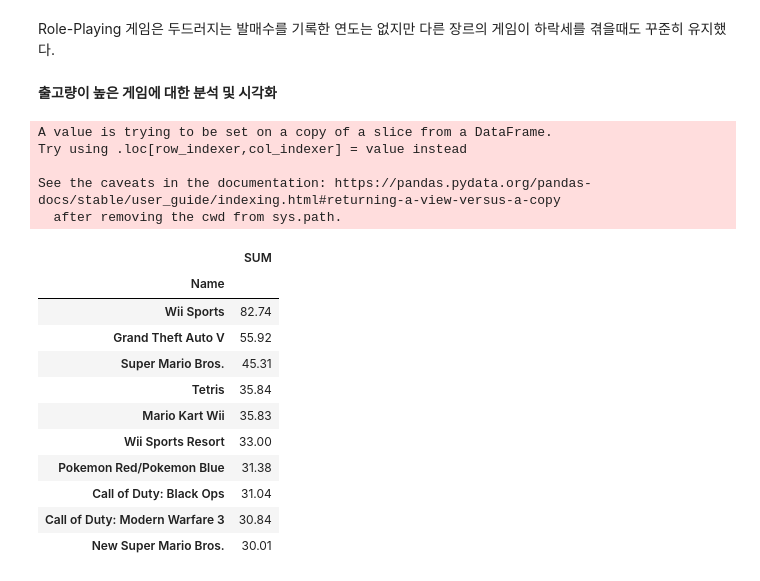
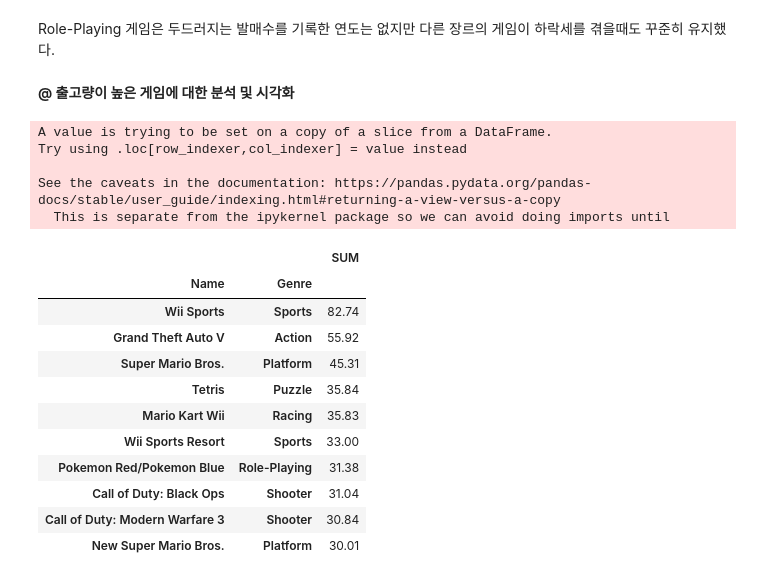
Before and after one commit to IlsuSong/Section1_Project, a Jupyter notebook: AI_14_송일수_Section1.ipynb, the cells around one changed output. Cells and saved outputs as stored; diff of their text form; code cells hidden in the pictures.

```diff
--- a/AI_14_송일수_Section1.ipynb
+++ b/AI_14_송일수_Section1.ipynb
@@ -197,35 +197,36 @@ Misc 게임은 2010년 전후로 높은 발매수를 기록했으나 이후 급
 # %% [markdown]
 Role-Playing 게임은 두드러지는 발매수를 기록한 연도는 없지만 다른 장르의 게임이 하락세를 겪을때도 꾸준히 유지했다.
 # %% [markdown]
-**출고량이 높은 게임에 대한 분석 및 시각화**
+**@ 출고량이 높은 게임에 대한 분석 및 시각화**
 # %%
-bsdf1=dfcc[['Name','NA_Sales','EU_Sales','JP_Sales','Other_Sales']]
-bsdf2=dfcc[['NA_Sales','EU_Sales','JP_Sales','Other_Sales']]
+bsdf1=dfcc[['Name','Genre','NA_Sales','EU_Sales','JP_Sales','Other_Sales']]
 
-bsdf1['SUM'] = bsdf2.sum(axis=1)
+bsdf1['SUM'] =dfcc['NA_Sales']+dfcc['EU_Sales']+dfcc['JP_Sales']+dfcc['Other_Sales']
 
 bsdf1=bsdf1.drop(['NA_Sales','EU_Sales','JP_Sales','Other_Sales'],axis=1)
 
-bsdf1=bsdf1.groupby('Name').sum()
+bsdf1=bsdf1.groupby(['Name','Genre']).sum()
 
 bsdf1=bsdf1.sort_values(by='SUM', ascending=False)
 
+bsdf1.reset_index(drop=False,inplace=False)
+
 bsdf1.head(10)
 # %% [output]
 A value is trying to be set on a copy of a slice from a DataFrame.
 Try using .loc[row_indexer,col_indexer] = value instead
 
 See the caveats in the documentation: https://pandas.pydata.org/pandas-docs/stable/user_guide/indexing.html#returning-a-view-versus-a-copy
-  after removing the cwd from sys.path.
+  This is separate from the ipykernel package so we can avoid doing imports until
-|  | SUM |
-| Name |  |
-| Wii Sports | 82.74 |
-| Grand Theft Auto V | 55.92 |
-| Super Mario Bros. | 45.31 |
-| Tetris | 35.84 |
-| Mario Kart Wii | 35.83 |
-| Wii Sports Resort | 33.00 |
-| Pokemon Red/Pokemon Blue | 31.38 |
-| Call of Duty: Black Ops | 31.04 |
-| Call of Duty: Modern Warfare 3 | 30.84 |
-| New Super Mario Bros. | 30.01 |
+|  |  | SUM |
+| Name | Genre |  |
+| Wii Sports | Sports | 82.74 |
+| Grand Theft Auto V | Action | 55.92 |
+| Super Mario Bros. | Platform | 45.31 |
+| Tetris | Puzzle | 35.84 |
+| Mario Kart Wii | Racing | 35.83 |
+| Wii Sports Resort | Sports | 33.00 |
+| Pokemon Red/Pokemon Blue | Role-Playing | 31.38 |
+| Call of Duty: Black Ops | Shooter | 31.04 |
+| Call of Duty: Modern Warfare 3 | Shooter | 30.84 |
+| New Super Mario Bros. | Platform | 30.01 |
```
Also changed, not shown: parts of 6 cells of this notebook.
